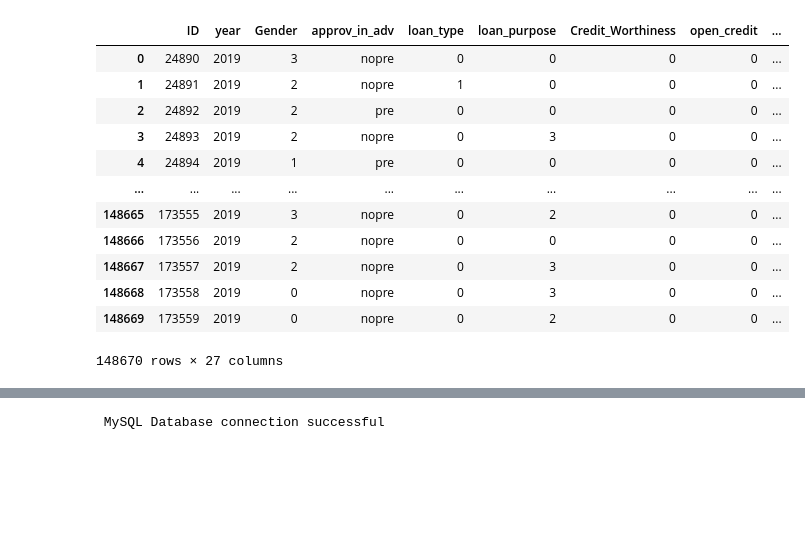
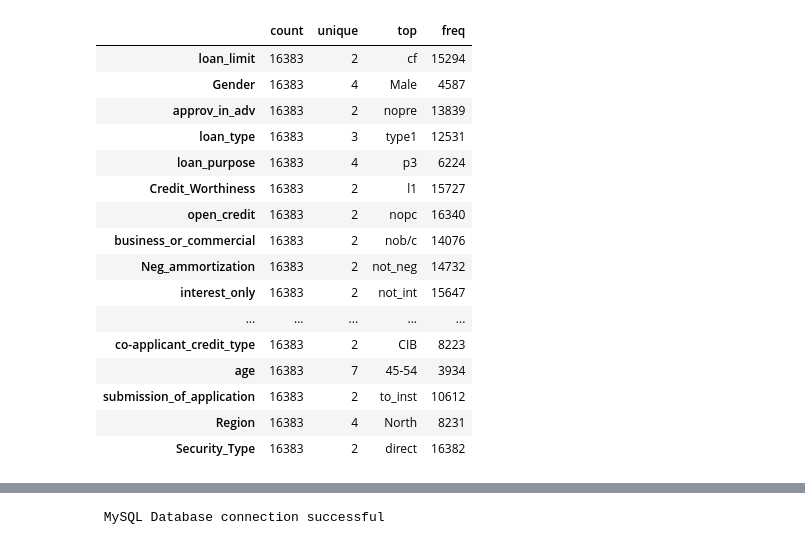
Before and after one commit to Clffordojuka/Loan-Default, a Jupyter notebook: Loan Default.ipynb, the cells around one changed output, grey strips where cells are left out. Drawn from its saved outputs; the diff is of its cells as text; code cells hidden in the pictures; blank space fills up the shorter version.

Commit message:
Updated Loan Default

```diff
--- a/Loan Default.ipynb
+++ b/Loan Default.ipynb
@@ -1,11 +1,12 @@
 # %%
 import pandas as pd
 import numpy as np
-from scipy import stats
-from collections import Counter
-from sklearn.preprocessing import StandardScaler
+import matplotlib.pyplot as plt
+import seaborn as sns
+import warnings
+warnings.filterwarnings('ignore')
 
-df = pd.read_csv("Loan.csv")
+df = pd.read_excel("Loan.xls")
 df
 # %% [output]
 |  | ID | year | loan_limit | Gender | approv_in_adv | loan_type | loan_purpose | Credit_Worthiness | ... |
@@ -113,24 +133,10 @@ dtype: object
 # %%
-import matplotlib.pyplot as plt
-import seaborn as sns
-
-# Plot distribution of target variable (Loan Status)
-plt.figure(figsize=(6,4))
-sns.countplot(data=df_cleaned, x='Status')
-plt.title('Distribution of Loan Status')
-plt.show()
-
-# Filter numeric columns only for correlation heatmap
-numeric_df = df_cleaned.select_dtypes(include=['float64', 'int64'])
-
-# Plot correlation heatmap for numerical columns
-plt.figure(figsize=(12, 8))
-sns.heatmap(numeric_df.corr(), annot=True, cmap='coolwarm')
-plt.title('Correlation Matrix of Numerical Features')
-plt.show()
-
-# Visualizing distributions of important features
-plt.figure(figsize=(10, 6))
-sns.boxplot(data=df_cleaned[['loan_amount', 'income', 'Credit_Score']], orient='h')
-plt.title('Boxplot of Loan Amount, Income, and Credit Score')
-plt.show()
+# Replace nulls with mean
+df['rate_of_interest'].fillna(df['rate_of_interest'].mean(),inplace=True)
+df['term'].fillna(df['term'].mean(),inplace=True)
+df['Upfront_charges'].fillna(df['Upfront_charges'].mean(),inplace=True)
+df['property_value'].fillna(df['property_value'].mean(),inplace=True)
+df['income'].fillna(df['income'].mean(),inplace=True)
+df['LTV'].fillna(df['LTV'].mean(),inplace=True)
+df['dtir1'].fillna(df['dtir1'].mean(),inplace=True)
+df['Interest_rate_spread'].fillna(df['Interest_rate_spread'].mean(),inplace=True)
@@ -267,17 +194,22 @@ print(df_cleaned.head())
 # %%
-df_cleaned
+#on object columns
+df.describe(include=['object']).T
 # %% [output]
-|  | ID | year | Gender | approv_in_adv | loan_type | loan_purpose | Credit_Worthiness | open_credit | ... |
-| 0 | 24890 | 2019 | 3 | nopre | 0 | 0 | 0 | 0 | ... |
-| 1 | 24891 | 2019 | 2 | nopre | 1 | 0 | 0 | 0 | ... |
-| 2 | 24892 | 2019 | 2 | pre | 0 | 0 | 0 | 0 | ... |
-| 3 | 24893 | 2019 | 2 | nopre | 0 | 3 | 0 | 0 | ... |
-| 4 | 24894 | 2019 | 1 | pre | 0 | 0 | 0 | 0 | ... |
-| ... | ... | ... | ... | ... | ... | ... | ... | ... | ... |
-| 148665 | 173555 | 2019 | 3 | nopre | 0 | 2 | 0 | 0 | ... |
-| 148666 | 173556 | 2019 | 2 | nopre | 0 | 0 | 0 | 0 | ... |
-| 148667 | 173557 | 2019 | 2 | nopre | 0 | 3 | 0 | 0 | ... |
-| 148668 | 173558 | 2019 | 0 | nopre | 0 | 3 | 0 | 0 | ... |
-| 148669 | 173559 | 2019 | 0 | nopre | 0 | 2 | 0 | 0 | ... |
+|  | count | unique | top | freq |
+| loan_limit | 16383 | 2 | cf | 15294 |
+| Gender | 16383 | 4 | Male | 4587 |
+| approv_in_adv | 16383 | 2 | nopre | 13839 |
+| loan_type | 16383 | 3 | type1 | 12531 |
+| loan_purpose | 16383 | 4 | p3 | 6224 |
+| Credit_Worthiness | 16383 | 2 | l1 | 15727 |
+| open_credit | 16383 | 2 | nopc | 16340 |
+| business_or_commercial | 16383 | 2 | nob/c | 14076 |
+| Neg_ammortization | 16383 | 2 | not_neg | 14732 |
+| interest_only | 16383 | 2 | not_int | 15647 |
+| ... | ... | ... | ... | ... |
+| co-applicant_credit_type | 16383 | 2 | CIB | 8223 |
+| age | 16383 | 7 | 45-54 | 3934 |
+| submission_of_application | 16383 | 2 | to_inst | 10612 |
+| Region | 16383 | 4 | North | 8231 |
+| Security_Type | 16383 | 2 | direct | 16382 |
-148670 rows × 27 columns
 # %%
```
Also changed, not shown: parts of 41 cells of this notebook, 5 other files.
